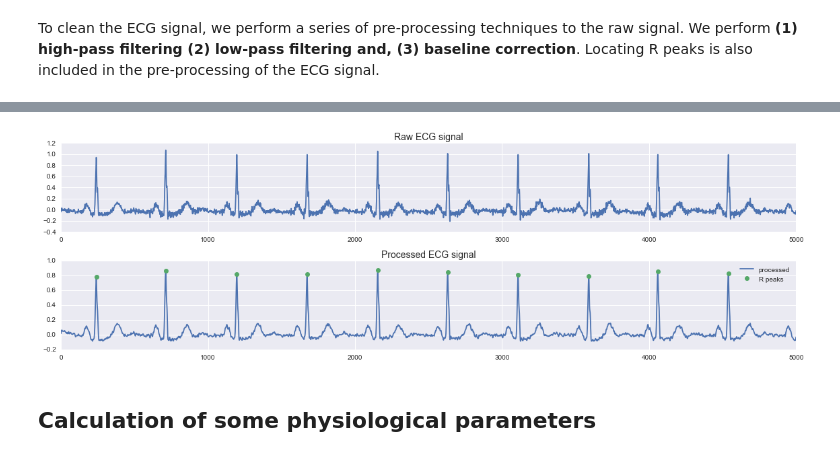
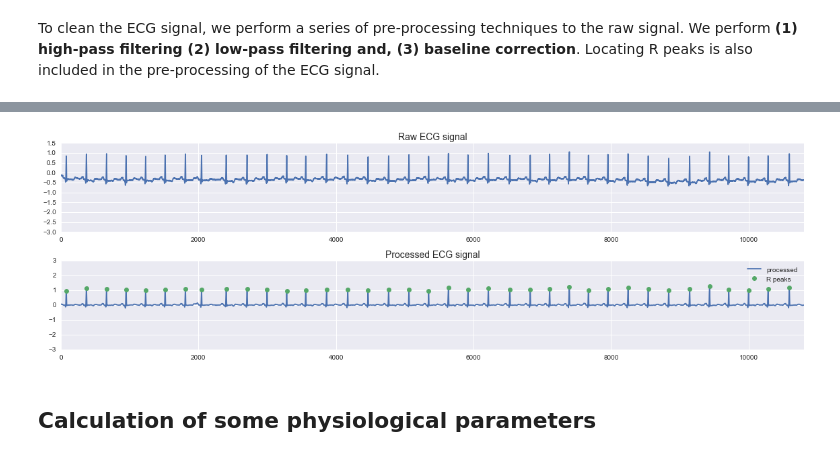
Before and after one commit to xmpuspus/ECG, a Jupyter notebook: notebooks/ecg_pipeline.ipynb, the cells around one changed output, grey strips where cells are left out. Saved outputs shown, nothing was run; the diff lists cells and outputs as text; code cells hidden in the pictures.

```diff
--- a/notebooks/ecg_pipeline.ipynb
+++ b/notebooks/ecg_pipeline.ipynb
@@ -21,8 +21,8 @@ pd.options.display.max_columns = 200
 # %% [markdown]
 ## Load data
 # %%
-data_dir = '/Users/eventura/physionet.org/physiobank/database/challenge/2011/set-a/'
-sample = '1005639'
+data_dir = '/Users/eventura/Documents/www.physionet.org/physiobank/database/mitdb/'
+sample = '100'
 sig, fields = wfdb.rdsamp(data_dir+sample)
 # %%
 data_signals = dict([(x, y) for x,y in zip(fields['signame'], sig.T)])
@@ -42,7 +43,7 @@ plt.show()
 # %% [markdown]
 To clean the ECG signal, we perform a series of pre-processing techniques to the raw signal. We perform **(1) high-pass filtering (2) low-pass filtering and, (3) baseline correction**. Locating R peaks is also included in the pre-processing of the ECG signal.
 # %%
-sample_signal = data_signals['II']
+sample_signal = data_signals['MLII']
 processed_ECG = em.Signal(sample_signal, fs)
 # %%
 # Dataframe containing processed ECG data and R peak locations
@@ -54,15 +62,17 @@ rpeaks = processed_ECG.rpeaks
 # %%
 fig, axes = plt.subplots(2, figsize = [16, 5])
 ecg_df.ecg.plot(ax=axes[0])
 axes[0].set_title('Raw ECG signal', fontsize = 14)
+axes[0].set_xlim([0, fs*30])
 ecg_df.processed.plot(ax=axes[1])
 axes[1].plot(rpeaks, ecg_df.processed.ix[rpeaks], 'o', label = 'R peaks')
 axes[1].set_title('Processed ECG signal', fontsize = 14)
+axes[1].set_xlim([0, fs*30])
 plt.legend()
 plt.tight_layout()
 plt.show()
 # %% [output]
-[figure, old version]
+[figure, new version]
 # %% [markdown]
 ## Calculation of some physiological parameters
 # %% [markdown]
```
Also changed, not shown: parts of 14 cells of this notebook.
